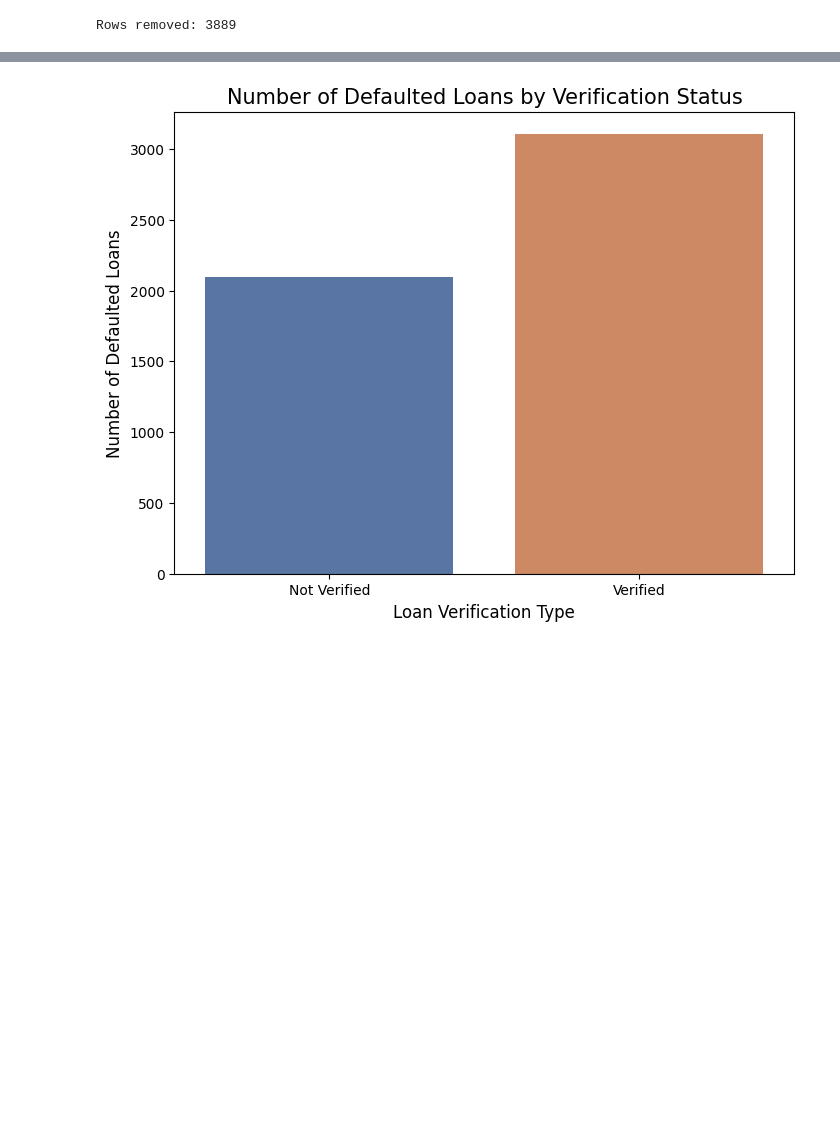
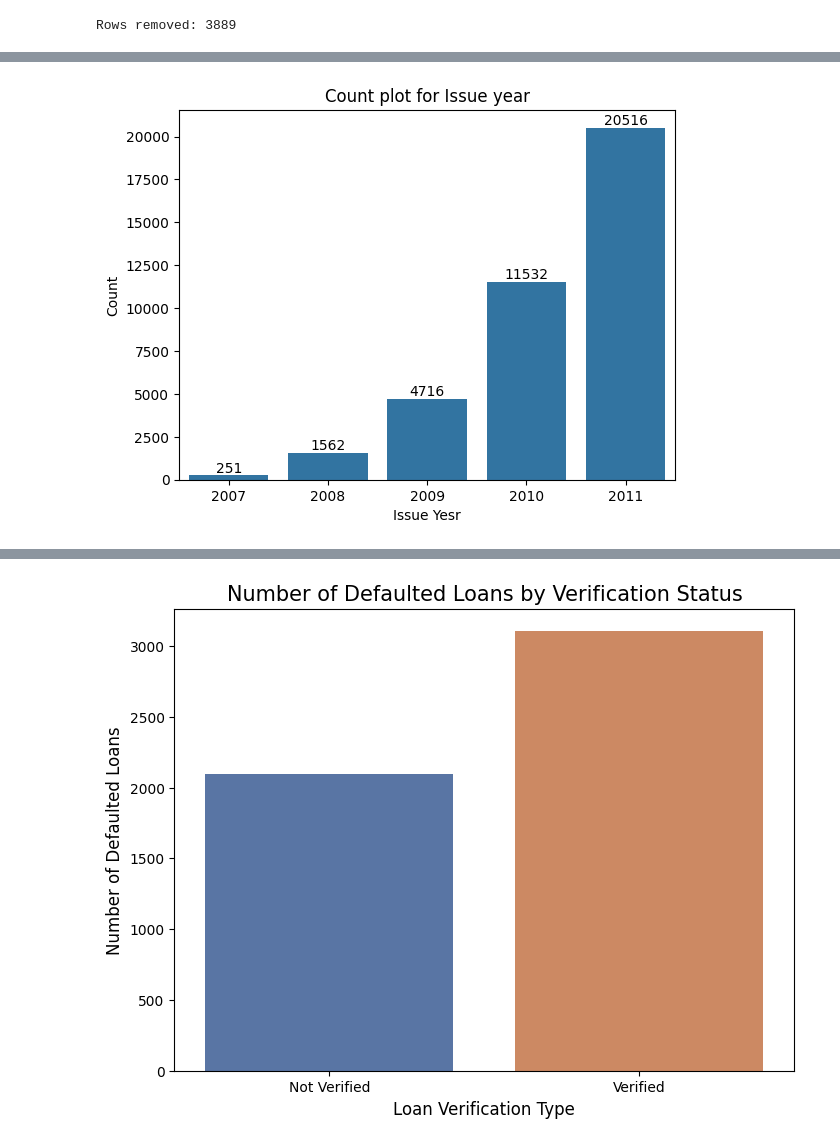
Before and after one commit to sunkarasireesha/LendingClubCaseStudy, a Jupyter notebook: SireeshaSunkara.ipynb, the cells around one changed output, grey strips where cells are left out. Cells and saved outputs as stored; diff of their text form; code cells hidden in the pictures; blank space fills up the shorter version.

```diff
--- a/SireeshaSunkara.ipynb
+++ b/SireeshaSunkara.ipynb
@@ -161,0 +397,13 @@ Rows removed: 3889
+# %%
+#### Count plot for Issue year
+ax = sns.countplot(data = df_clean, x = 'issue_year')
+plt.title("Count plot for Issue year")
+plt.xlabel('Issue Yesr')
+plt.ylabel('Count')
+
+# Disply the counts on each bar using bar_label
+for container in ax.containers:
+    ax.bar_label(container)
+plt.show()
+# %% [output]
+[figure, added]
```
Also changed, not shown: parts of 54 cells of this notebook, 1 other file.
